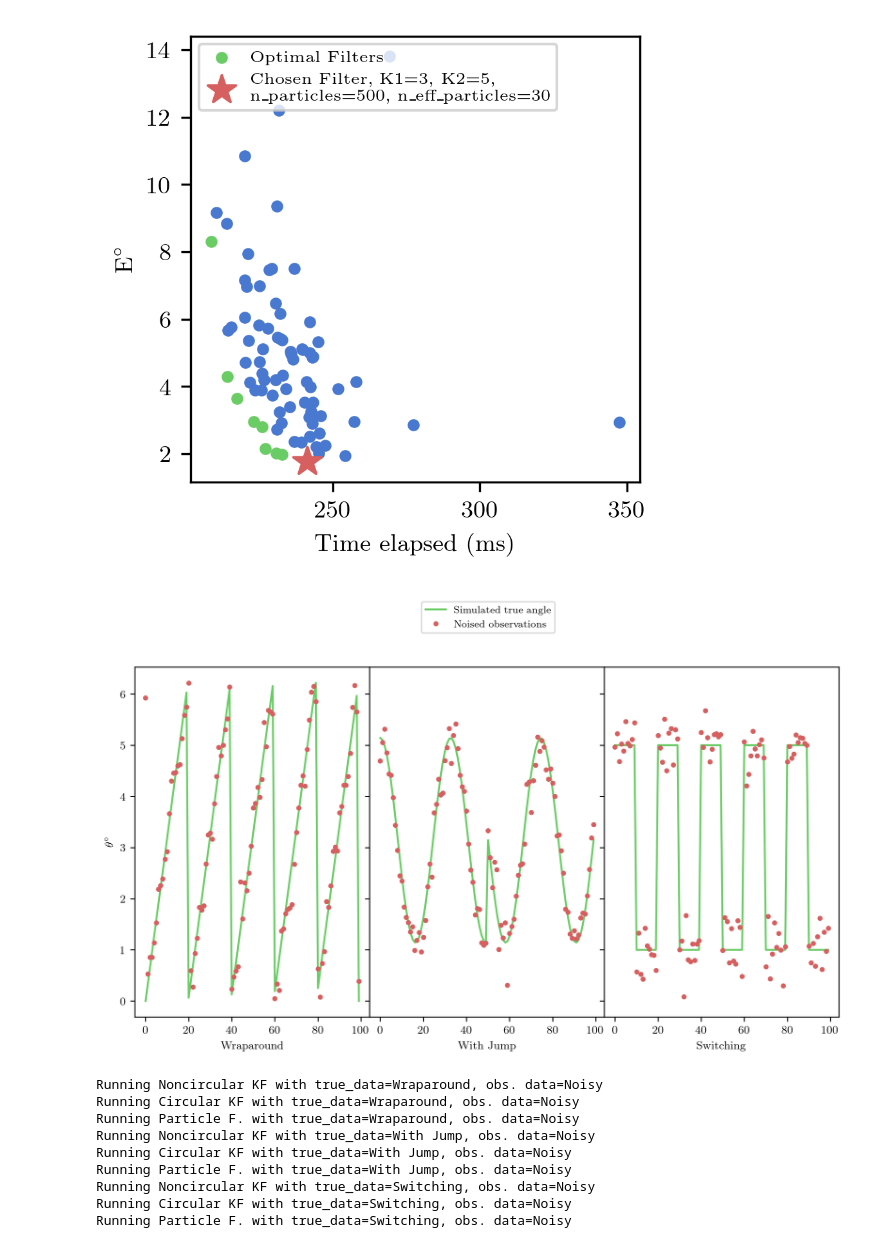
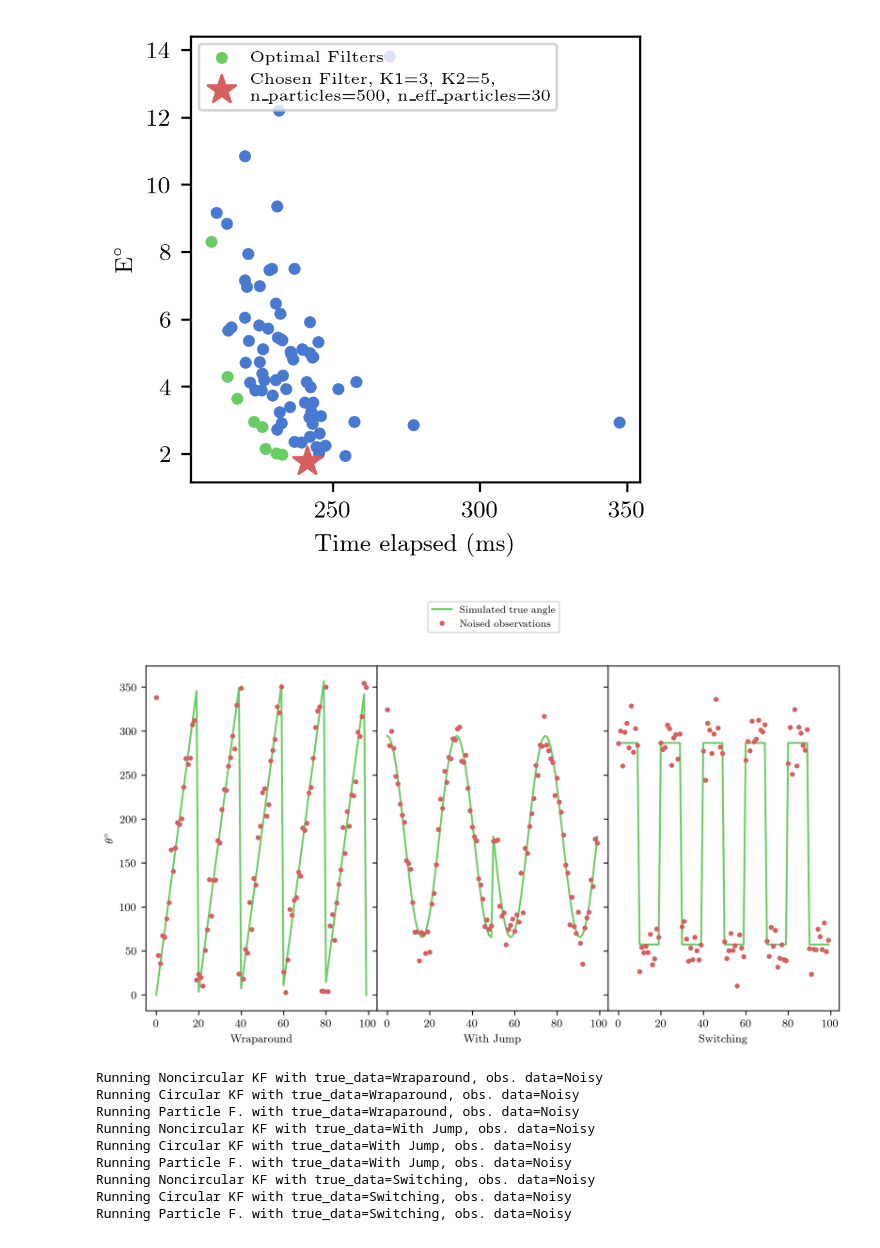
Before and after one commit to CanyonTurtle/cannon-curtis-spencer-tyler-acme, a Jupyter notebook: vol-3/code_actully_in_paper.ipynb, the cells around one changed output. Saved outputs shown, nothing was run; the diff lists cells and outputs as text; code cells hidden in the pictures.

Commit message:
added simulated and real padding

```diff
--- a/vol-3/code_actully_in_paper.ipynb
+++ b/vol-3/code_actully_in_paper.ipynb
@@ -872,26 +872,26 @@ simulated_data = [
 # %%
 # ------ Graph Simulated Data ------
 
 NOISE_SIGMA_SQ = 0.3
 noised_angles = [((st.norm.rvs(sd[0], NOISE_SIGMA_SQ*np.ones_like(sd[0]), len(sd[0]))) % (2*np.pi), "Noisy") for sd in simulated_data]
 
 simulated_data_with_noise = [(a, b) for (a, b) in zip(simulated_data, noised_angles)]
 
 
 fig, axis_row = plt.subplots(nrows=1, ncols=3, sharex=True, sharey=True, gridspec_kw={'wspace':0, 'hspace':0}, figsize=(10, 5))
 for i, ((sd, nd), ax) in enumerate(zip(simulated_data_with_noise, axis_row)):
     angle_color, noised_color = tuple(get_colors_from_pallette_indecies(ax, [1, 2]))
-    ax.plot(range(100), sd[0], c=angle_color, label="Simulated true angle")
-    ax.plot(range(100), nd[0], ".", label="Noised observations", c=noised_color)
+    ax.plot(range(100), np.rad2deg(sd[0]), c=angle_color, label="Simulated true angle")
+    ax.plot(range(100), np.rad2deg(nd[0]), ".", label="Noised observations", c=noised_color)
     ax.set(xlabel=f"{sd[1]}")
     if i == 0:
         ax.set(ylabel="$\\theta^\circ$")
 
 ax.legend(bbox_to_anchor=(-0.8, 1.2), bbox_transform=ax.transAxes,loc='upper left',fontsize=8)
-fig.savefig("presentation/simulated_data.png", bbox_inches='tight', pad_inches=0)
+fig.savefig("presentation/simulated_data.png", bbox_inches='tight', pad_inches=0.1)
 fig.show()
 # %% [output]
-[figure, old version]
+[figure, new version]
 # %%
 graph_filters_on_datasets(
     simulated_data_with_noise,
```
Also changed, not shown: parts of 1 cell of this notebook, 2 other files.
